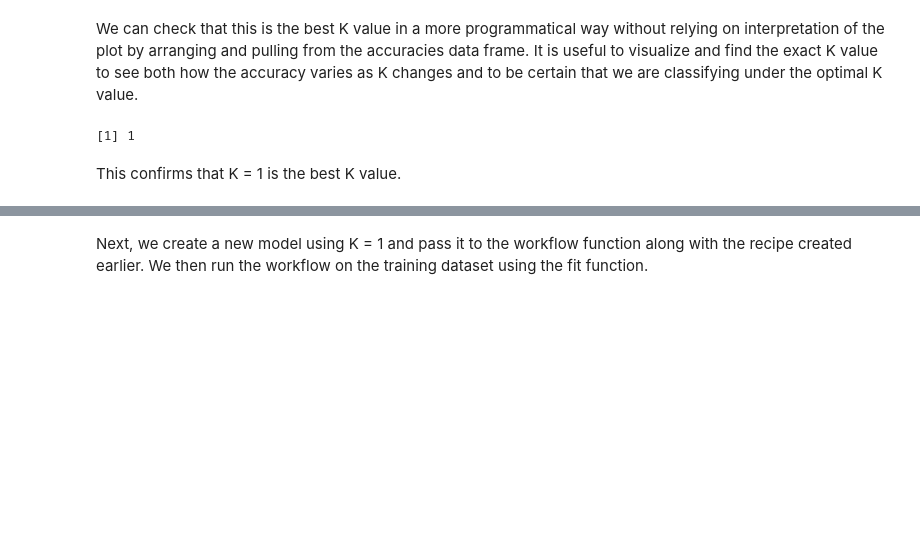
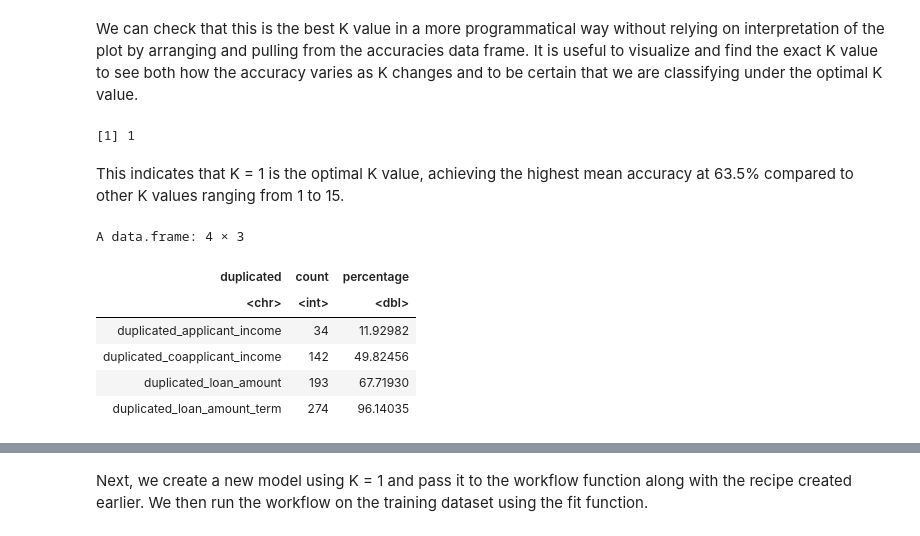
Before and after one commit to lillylaksermerz/dsci100-project, a Jupyter notebook: group_project.ipynb, the cells around one changed output, grey strips where cells are left out. Saved outputs shown, nothing was run; the diff lists cells and outputs as text; code cells hidden in the pictures; blank space fills up the shorter version.

```diff
--- a/group_project.ipynb
+++ b/group_project.ipynb
@@ -380,4 +354,51 @@ best_k
 # %% [output]
 [1] 1
 # %% [markdown]
-This confirms that K = 1 is the best K value.
+This indicates that K = 1 is the optimal K value, achieving the highest mean accuracy at 63.5% compared to other K values ranging from 1 to 15.
+# %%
+# bake the loan_training with loan_recipe to inspect the result of the preprocessing steps
+
+baked_loan_training <- bake(loan_recipe, loan_training)
+
+total_rows <- nrow(baked_loan_training)
+
+# Identify and count duplicate elements in each variable
+duplicated_applicant_income <- select( baked_loan_training, ApplicantIncome) |>
+duplicated()|>
+sum()
+
+duplicated_coapplicant_income <- select (baked_loan_training, CoapplicantIncome) |>
+duplicated()|>
+sum()
+
+duplicated_loan_amount <- select (baked_loan_training, LoanAmount) |>
+duplicated()|>
+sum()
+
+duplicated_loan_amount_term <- select (baked_loan_training, Loan_Amount_Term) |>
+duplicated()|>
+sum()
+
+#count and calculate the percentage of duplicated values compared to the total row
+
+duplicated <- c("duplicated_applicant_income ",
+                "duplicated_coapplicant_income ",
+                "duplicated_loan_amount",
+                "duplicated_loan_amount_term")
+count <- c(duplicated_applicant_income,
+         duplicated_coapplicant_income,
+         duplicated_loan_amount,
+         duplicated_loan_amount_term)
+
+duplicated_df <- data.frame(duplicated, count)|>
+mutate ( percentage = count/total_rows*100)
+
+duplicated_df
+# %% [output]
+A data.frame: 4 × 3
+| duplicated | count | percentage |
+| <chr> | <int> | <dbl> |
+| duplicated_applicant_income | 34 | 11.92982 |
+| duplicated_coapplicant_income | 142 | 49.82456 |
+| duplicated_loan_amount | 193 | 67.71930 |
+| duplicated_loan_amount_term | 274 | 96.14035 |
```
Also changed, not shown: parts of 20 cells of this notebook.
